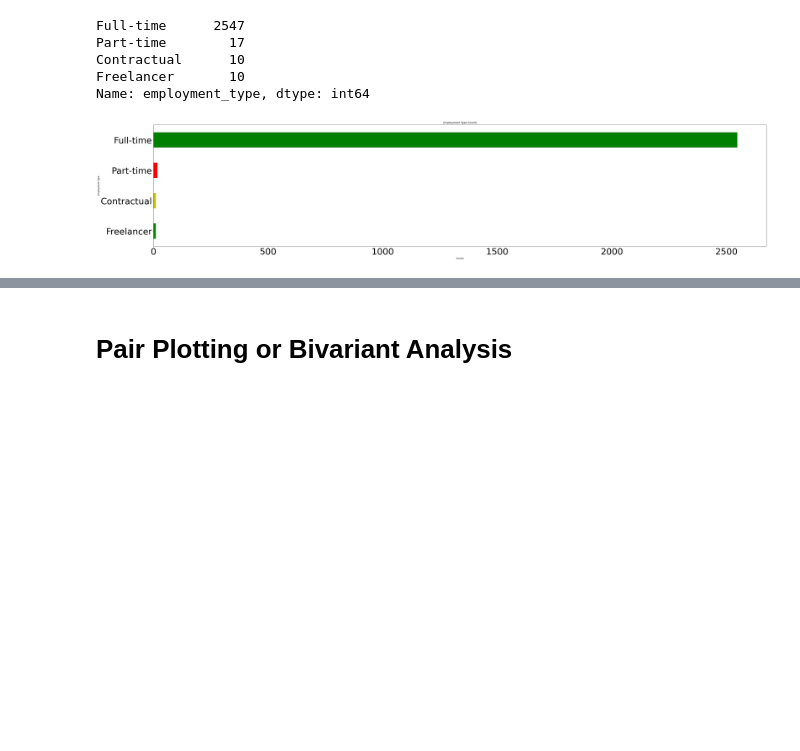
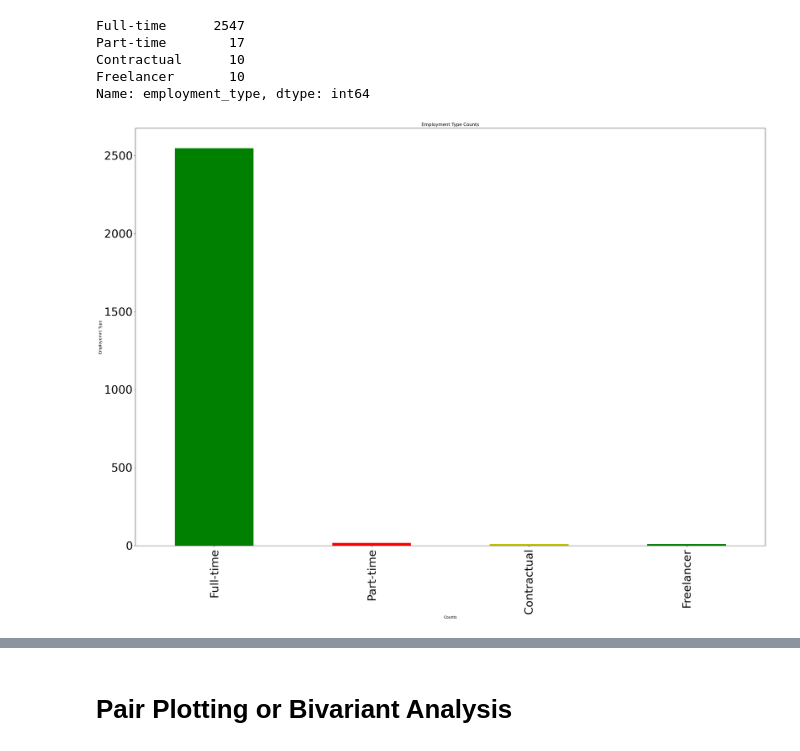
Before and after one commit to garimac12/project_acai, a Jupyter notebook: Project_NN.ipynb, the cells around one changed output, grey strips where cells are left out. Cells and saved outputs as stored; diff of their text form; code cells hidden in the pictures; blank space fills up the shorter version.

```diff
--- a/Project_NN.ipynb
+++ b/Project_NN.ipynb
@@ -62,17 +119,28 @@ Part-time        17
 Contractual      10
 Freelancer       10
 Name: employment_type, dtype: int64
-# %%
-employment_type.plot(
-    kind="barh",
-    figsize=(50,10),
-    color=["g","r","y"],
-    title="Employment Type Counts",
-    ylabel="Employemnt Type",
-    xlabel="Counts",
-    fontsize=40).invert_yaxis()
-# %% [output]
-[figure, removed]
+# %%
+#calculate % of each employment type along with the code
+
+employment_type.plot(
+    kind="bar",
+    figsize=(30,20),
+    color=["g","r","y"],
+    title="Employment Type Counts",
+    ylabel="Employemnt Type",
+    xlabel="Counts",
+    fontsize=30)
+
+
+# Saving Plot to output_data_NN
+
+plt.savefig("output_data_NN/Fig1_Emptype.png")
+plt.show()
+
+# After the univariant analysis for the employment type,
+#the conclusion is 98.56% of Data Science Jobs falls in to Full Time employemnet type.
+# %% [output]
+[figure, added]
 # %%
 #company_location (Univariant Analysis)
 company_locations_counts=df["company_location"].value_counts()
```
Also changed, not shown: parts of 16 cells of this notebook.
